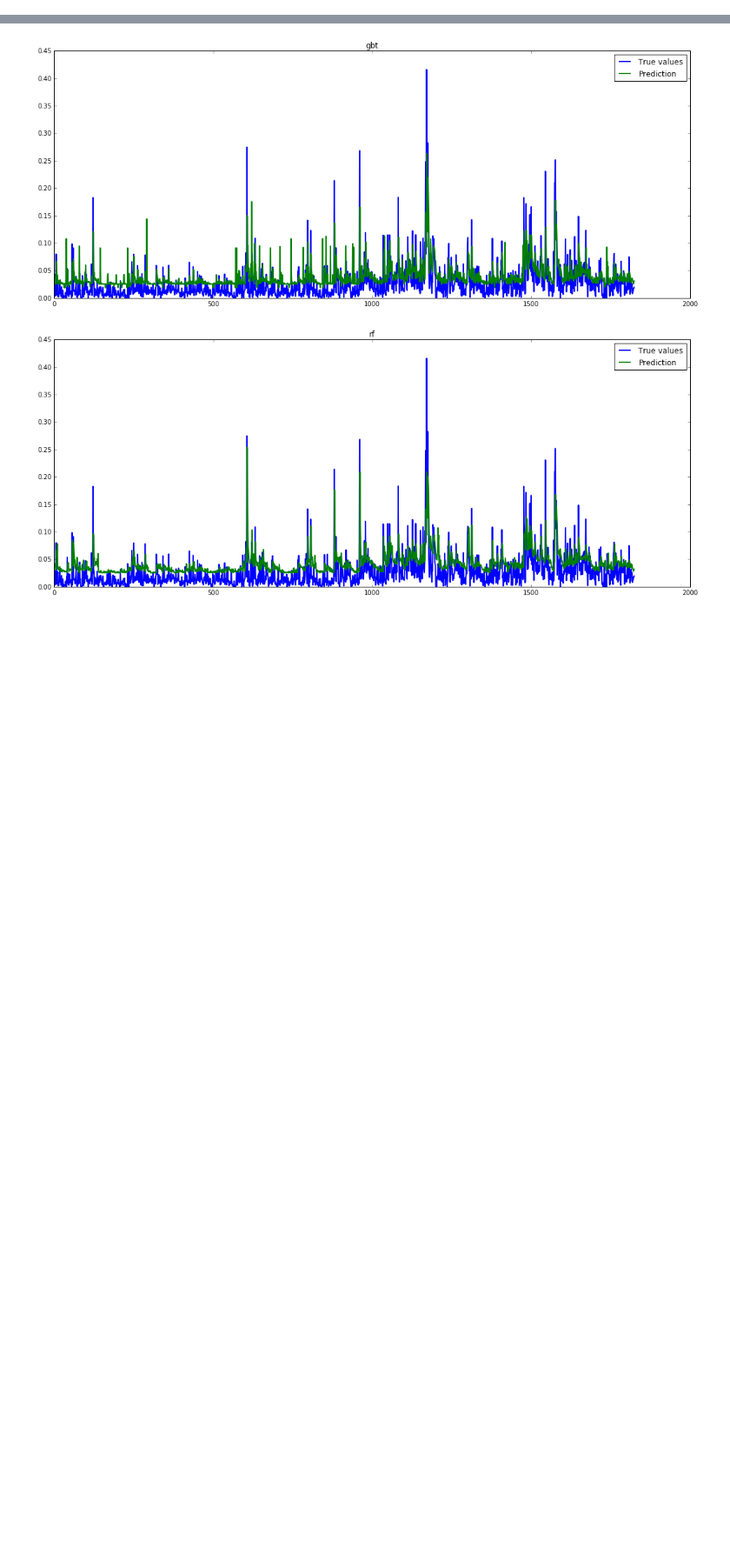
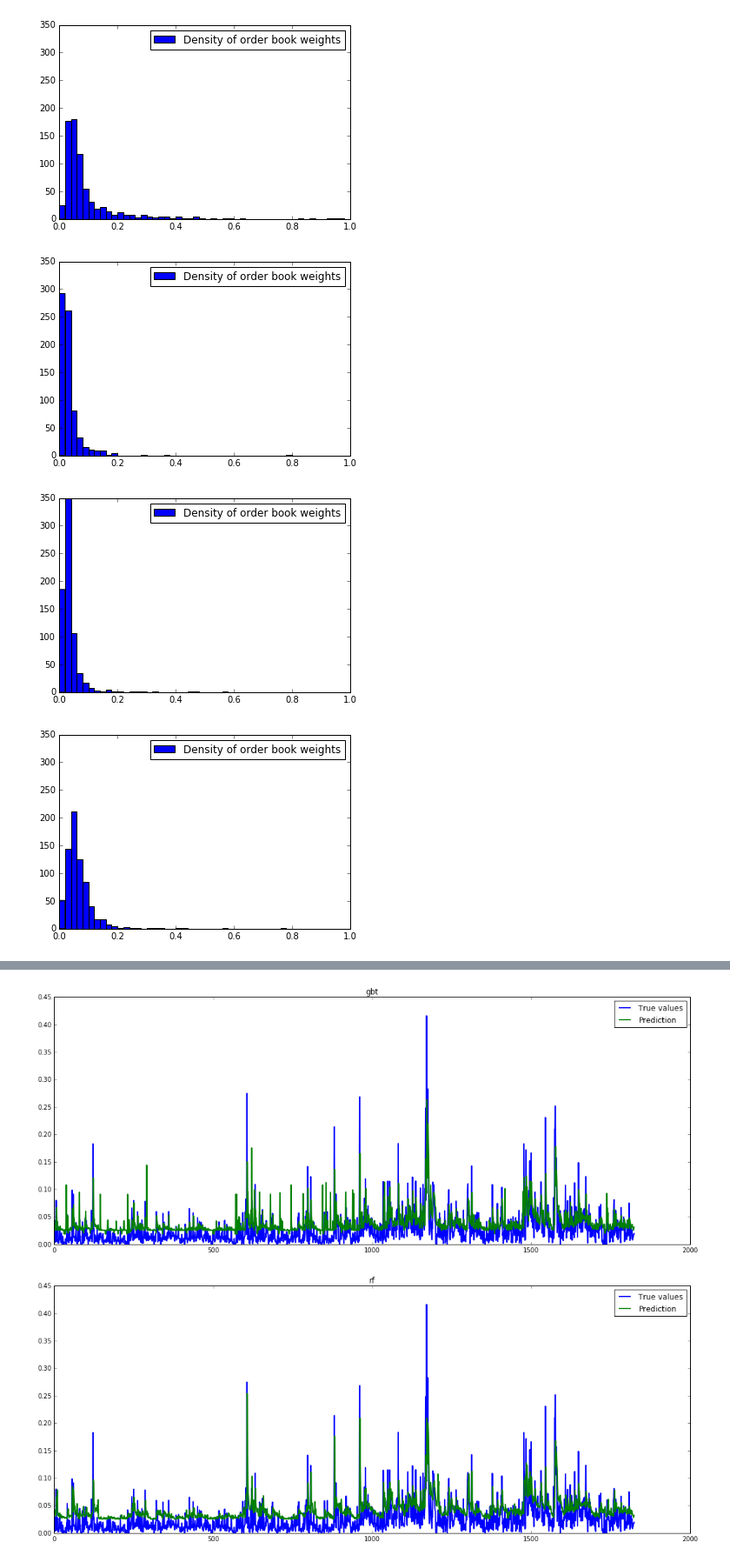
Before and after one commit to weilai0980/mixture_models_crypto, a Jupyter notebook: result_analysis.ipynb, the cells around one changed output, grey strips where cells are left out. Shown at 87% size. Cells and saved outputs as stored; diff of their text form; code cells hidden in the pictures; blank space fills up the shorter version.

```diff
--- a/result_analysis.ipynb
+++ b/result_analysis.ipynb
@@ -36,0 +171,25 @@ postfix = '.txt'
+# %%
+# mixture weight distribution
+
+bin_bound = []
+for i in range(50):
+    bin_bound.append(i*0.02)
+
+for i in range(2,14):
+
+    tmp_rmse = []
+
+    file_name = str(i) + '_' + gate_ts + postfix
+    df = pd.read_csv( file_path + file_name, sep=',', names = col_format_gate )
+
+    fig, ax = plt.subplots()
+    ax.hist(df['ob'], histtype='bar', bins = bin_bound,  label='Density of order book weights')
+    ax.legend()
+    ax.set_ylim(0,350)
+    ax.set_xlim(0,1.0)
+#     plt.title("Testing data")
+# %% [output]
+[figure, added]
+[figure, added]
+[figure, added]
+[figure, added]
```
Also changed, not shown: parts of 8 cells of this notebook, 5 other files.
